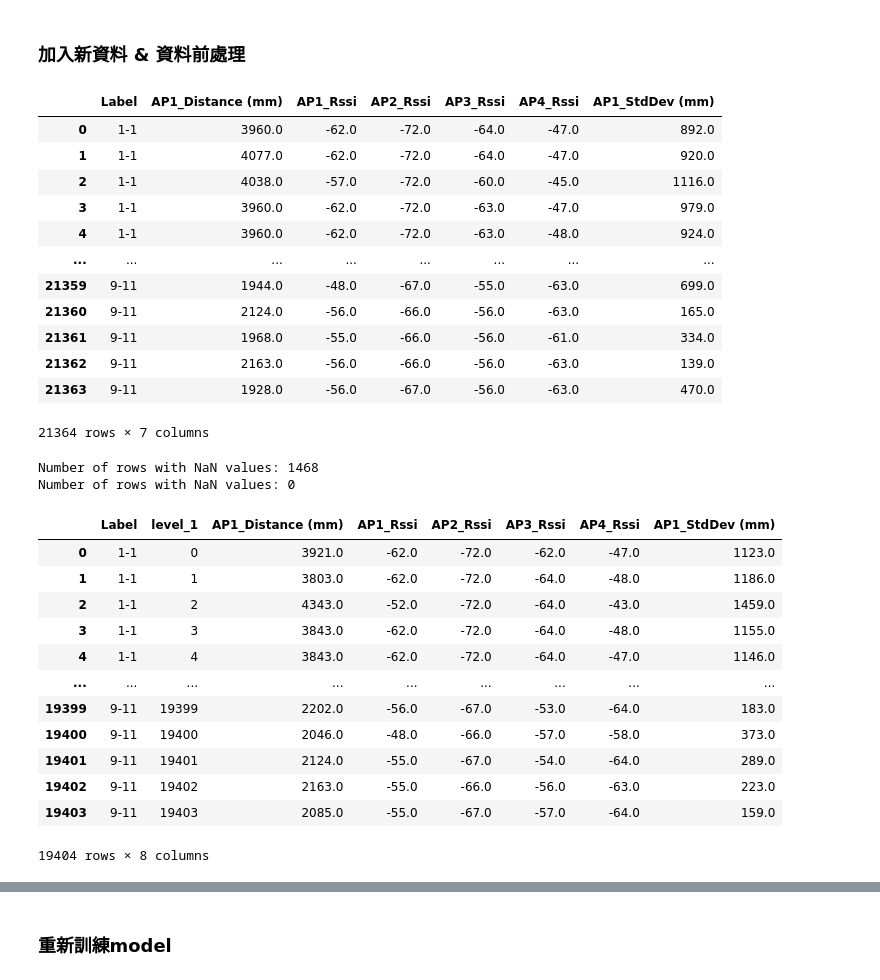
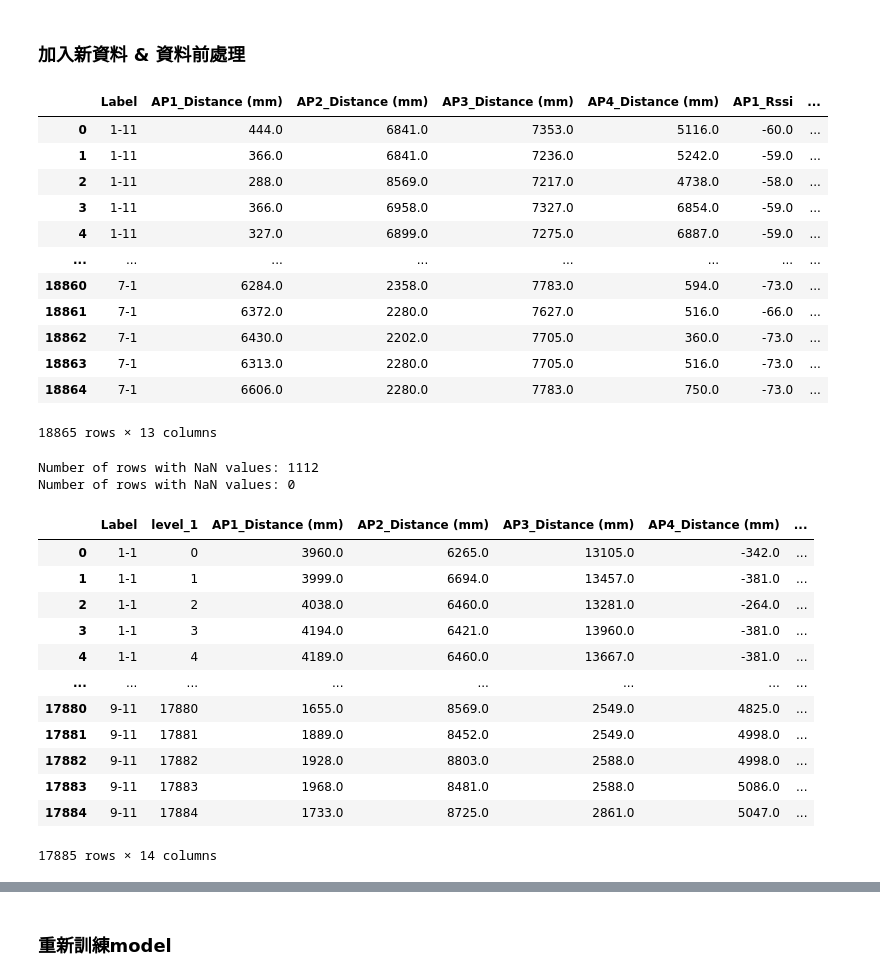
Before and after one commit to oscar9335/RTT_Research, a Jupyter notebook: Research/DNN_transferlearning.ipynb, the cells around one changed output, grey strips where cells are left out. Cells and saved outputs as stored; diff of their text form; code cells hidden in the pictures.

```diff
--- a/Research/DNN_transferlearning.ipynb
+++ b/Research/DNN_transferlearning.ipynb
@@ -74,12 +74,13 @@ base_model.compile(optimizer=keras.optimizers.Adam(learning_rate=0.001),
 ### 加入新資料 & 資料前處理
 # %%
 selected_columns = ['Label',
-                    'AP1_Distance (mm)',
-                              'AP1_StdDev (mm)',
+                    'AP1_Distance (mm)','AP2_Distance (mm)','AP3_Distance (mm)','AP4_Distance (mm)',
+'AP1_StdDev (mm)','AP2_StdDev (mm)','AP3_StdDev (mm)','AP4_StdDev (mm)',
                                 'AP1_Rssi','AP2_Rssi','AP3_Rssi','AP4_Rssi']
 
-X_testing_selected_columns = ['AP1_Distance (mm)',
-                              'AP1_StdDev (mm)',
+X_testing_selected_columns = [
+        'AP1_Distance (mm)','AP2_Distance (mm)','AP3_Distance (mm)','AP4_Distance (mm)',
+        'AP1_StdDev (mm)','AP2_StdDev (mm)','AP3_StdDev (mm)','AP4_StdDev (mm)',
                                 'AP1_Rssi','AP2_Rssi','AP3_Rssi','AP4_Rssi']
 
 label_column = 'Label'
@@ -89,28 +90,28 @@ target_column = 'Label'
 # 'AP1_StdDev (mm)','AP2_StdDev (mm)','AP3_StdDev (mm)','AP4_StdDev (mm)',
 # %%
 # 讀取測試資料
-test_file_path = "timestamp_allignment_Balanced_2025_01_03_rtt_logs.csv"  # 測試資料的檔案名稱
-date_test = "2025_01_03"
-modelname = "DNN 1 mcAPs BEST"
+test_file_path = "timestamp_allignment_Balanced_2024_12_21_rtt_logs.csv"  # 測試資料的檔案名稱
+date_test = "2024_12_21"
+modelname = "DNN 4 mcAPs BEST"
 test_data = pd.read_csv(test_file_path, usecols=selected_columns)
 test_data
 # %% [output]
-|  | Label | AP1_Distance (mm) | AP1_Rssi | AP2_Rssi | AP3_Rssi | AP4_Rssi | AP1_StdDev (mm) |
-| 0 | 1-1 | 3960.0 | -62.0 | -72.0 | -64.0 | -47.0 | 892.0 |
-| 1 | 1-1 | 4077.0 | -62.0 | -72.0 | -64.0 | -47.0 | 920.0 |
-| 2 | 1-1 | 4038.0 | -57.0 | -72.0 | -60.0 | -45.0 | 1116.0 |
-| 3 | 1-1 | 3960.0 | -62.0 | -72.0 | -63.0 | -47.0 | 979.0 |
-| 4 | 1-1 | 3960.0 | -62.0 | -72.0 | -63.0 | -48.0 | 924.0 |
+|  | Label | AP1_Distance (mm) | AP2_Distance (mm) | AP3_Distance (mm) | AP4_Distance (mm) | AP1_Rssi | ... |
+| 0 | 1-11 | 444.0 | 6841.0 | 7353.0 | 5116.0 | -60.0 | ... |
+| 1 | 1-11 | 366.0 | 6841.0 | 7236.0 | 5242.0 | -59.0 | ... |
+| 2 | 1-11 | 288.0 | 8569.0 | 7217.0 | 4738.0 | -58.0 | ... |
+| 3 | 1-11 | 366.0 | 6958.0 | 7327.0 | 6854.0 | -59.0 | ... |
+| 4 | 1-11 | 327.0 | 6899.0 | 7275.0 | 6887.0 | -59.0 | ... |
 | ... | ... | ... | ... | ... | ... | ... | ... |
-| 21359 | 9-11 | 1944.0 | -48.0 | -67.0 | -55.0 | -63.0 | 699.0 |
-| 21360 | 9-11 | 2124.0 | -56.0 | -66.0 | -56.0 | -63.0 | 165.0 |
-| 21361 | 9-11 | 1968.0 | -55.0 | -66.0 | -56.0 | -61.0 | 334.0 |
-| 21362 | 9-11 | 2163.0 | -56.0 | -66.0 | -56.0 | -63.0 | 139.0 |
-| 21363 | 9-11 | 1928.0 | -56.0 | -67.0 | -56.0 | -63.0 | 470.0 |
+| 18860 | 7-1 | 6284.0 | 2358.0 | 7783.0 | 594.0 | -73.0 | ... |
+| 18861 | 7-1 | 6372.0 | 2280.0 | 7627.0 | 516.0 | -66.0 | ... |
+| 18862 | 7-1 | 6430.0 | 2202.0 | 7705.0 | 360.0 | -73.0 | ... |
+| 18863 | 7-1 | 6313.0 | 2280.0 | 7705.0 | 516.0 | -73.0 | ... |
+| 18864 | 7-1 | 6606.0 | 2280.0 | 7783.0 | 750.0 | -73.0 | ... |
-21364 rows × 7 columns
+18865 rows × 13 columns
 # %%
 # 資料前處理 (一): 刪除前後n筆資料
-n = 20
+n = 10
 # 確保依據Label排序
 test_data = test_data.sort_values(by=label_column).reset_index(drop=True)
 
@@ -129,47 +130,47 @@ for label, group in test_data.groupby(label_column):
 
 # test_processed_data
 # Calculate the number of rows with NaN values
 nan_rows = test_processed_data.isnull().any(axis=1).sum()
 
 # Print the result
 print(f"Number of rows with NaN values: {nan_rows}")
 
 # 找出包含 NaN 的列
 rows_with_nan = test_processed_data[test_processed_data.isnull().any(axis=1)]
 
 # # 印出這些列
 # print("Rows with NaN values:")
 # print(rows_with_nan)
 test_data_imputed = test_processed_data.groupby(label_column).apply(
     lambda group: group.fillna(group.mean())
 ).reset_index()
 
 # Calculate the number of rows with NaN values
 nan_rows = test_data_imputed.isnull().any(axis=1).sum()
 
 # Print the result
 print(f"Number of rows with NaN values: {nan_rows}")
 
 # 找出包含 NaN 的列
 rows_with_nan = test_data_imputed[test_data_imputed.isnull().any(axis=1)]
 
 test_data_imputed
 # %% [output]
-Number of rows with NaN values: 1468
+Number of rows with NaN values: 1112
 Number of rows with NaN values: 0
-|  | Label | level_1 | AP1_Distance (mm) | AP1_Rssi | AP2_Rssi | AP3_Rssi | AP4_Rssi | AP1_StdDev (mm) |
-| 0 | 1-1 | 0 | 3921.0 | -62.0 | -72.0 | -62.0 | -47.0 | 1123.0 |
-| 1 | 1-1 | 1 | 3803.0 | -62.0 | -72.0 | -64.0 | -48.0 | 1186.0 |
-| 2 | 1-1 | 2 | 4343.0 | -52.0 | -72.0 | -64.0 | -43.0 | 1459.0 |
-| 3 | 1-1 | 3 | 3843.0 | -62.0 | -72.0 | -64.0 | -48.0 | 1155.0 |
-| 4 | 1-1 | 4 | 3843.0 | -62.0 | -72.0 | -64.0 | -47.0 | 1146.0 |
-| ... | ... | ... | ... | ... | ... | ... | ... | ... |
-| 19399 | 9-11 | 19399 | 2202.0 | -56.0 | -67.0 | -53.0 | -64.0 | 183.0 |
-| 19400 | 9-11 | 19400 | 2046.0 | -48.0 | -66.0 | -57.0 | -58.0 | 373.0 |
-| 19401 | 9-11 | 19401 | 2124.0 | -55.0 | -67.0 | -54.0 | -64.0 | 289.0 |
-| 19402 | 9-11 | 19402 | 2163.0 | -55.0 | -66.0 | -56.0 | -63.0 | 223.0 |
-| 19403 | 9-11 | 19403 | 2085.0 | -55.0 | -67.0 | -57.0 | -64.0 | 159.0 |
+|  | Label | level_1 | AP1_Distance (mm) | AP2_Distance (mm) | AP3_Distance (mm) | AP4_Distance (mm) | ... |
+| 0 | 1-1 | 0 | 3960.0 | 6265.0 | 13105.0 | -342.0 | ... |
+| 1 | 1-1 | 1 | 3999.0 | 6694.0 | 13457.0 | -381.0 | ... |
+| 2 | 1-1 | 2 | 4038.0 | 6460.0 | 13281.0 | -264.0 | ... |
+| 3 | 1-1 | 3 | 4194.0 | 6421.0 | 13960.0 | -381.0 | ... |
+| 4 | 1-1 | 4 | 4189.0 | 6460.0 | 13667.0 | -381.0 | ... |
+| ... | ... | ... | ... | ... | ... | ... | ... |
+| 17880 | 9-11 | 17880 | 1655.0 | 8569.0 | 2549.0 | 4825.0 | ... |
+| 17881 | 9-11 | 17881 | 1889.0 | 8452.0 | 2549.0 | 4998.0 | ... |
+| 17882 | 9-11 | 17882 | 1928.0 | 8803.0 | 2588.0 | 4998.0 | ... |
+| 17883 | 9-11 | 17883 | 1968.0 | 8481.0 | 2588.0 | 5086.0 | ... |
+| 17884 | 9-11 | 17884 | 1733.0 | 8725.0 | 2861.0 | 5047.0 | ... |
-19404 rows × 8 columns
+17885 rows × 14 columns
 # %%
 reverse_label_mapping = {v: int(k) - 1 for k, v in label_mapping.items()}  # 讓數字標籤 -1
 # %%
```
Also changed, not shown: parts of 22 cells of this notebook, 25 other files.
